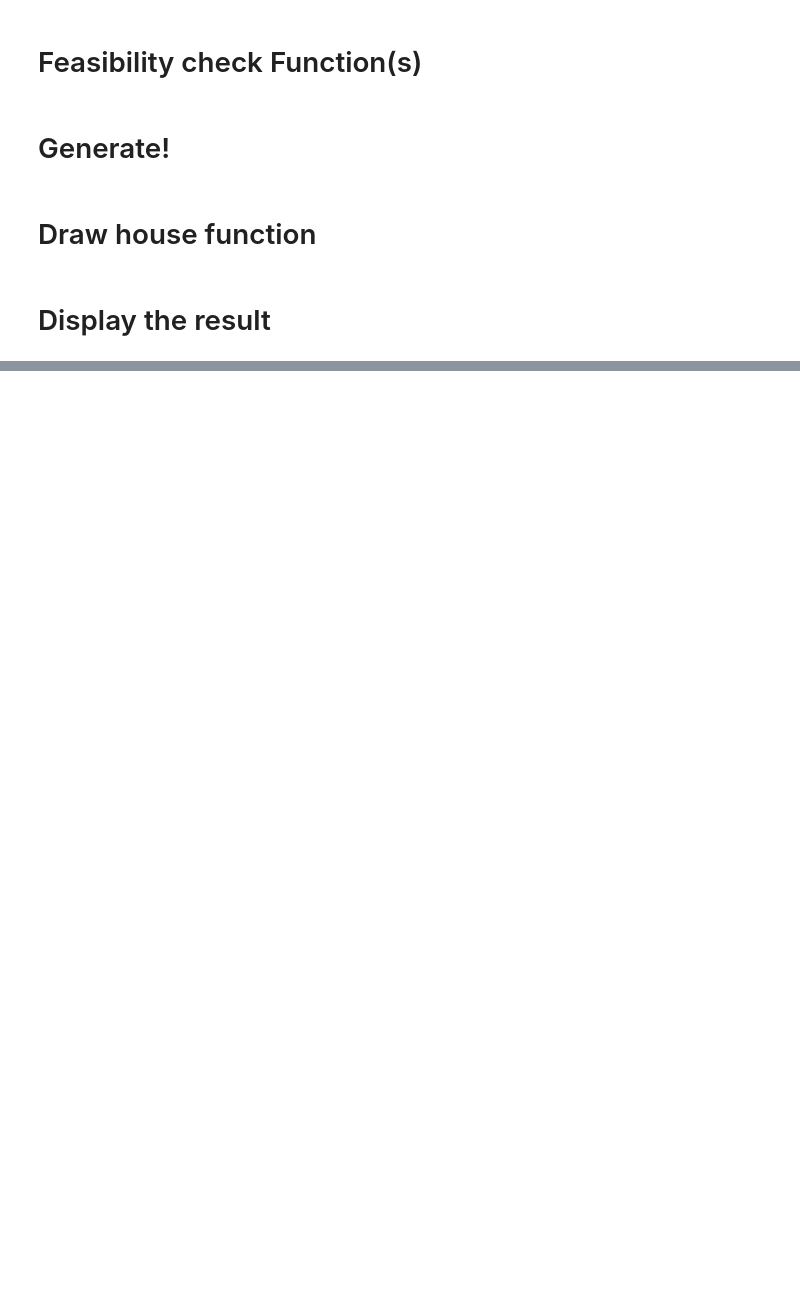
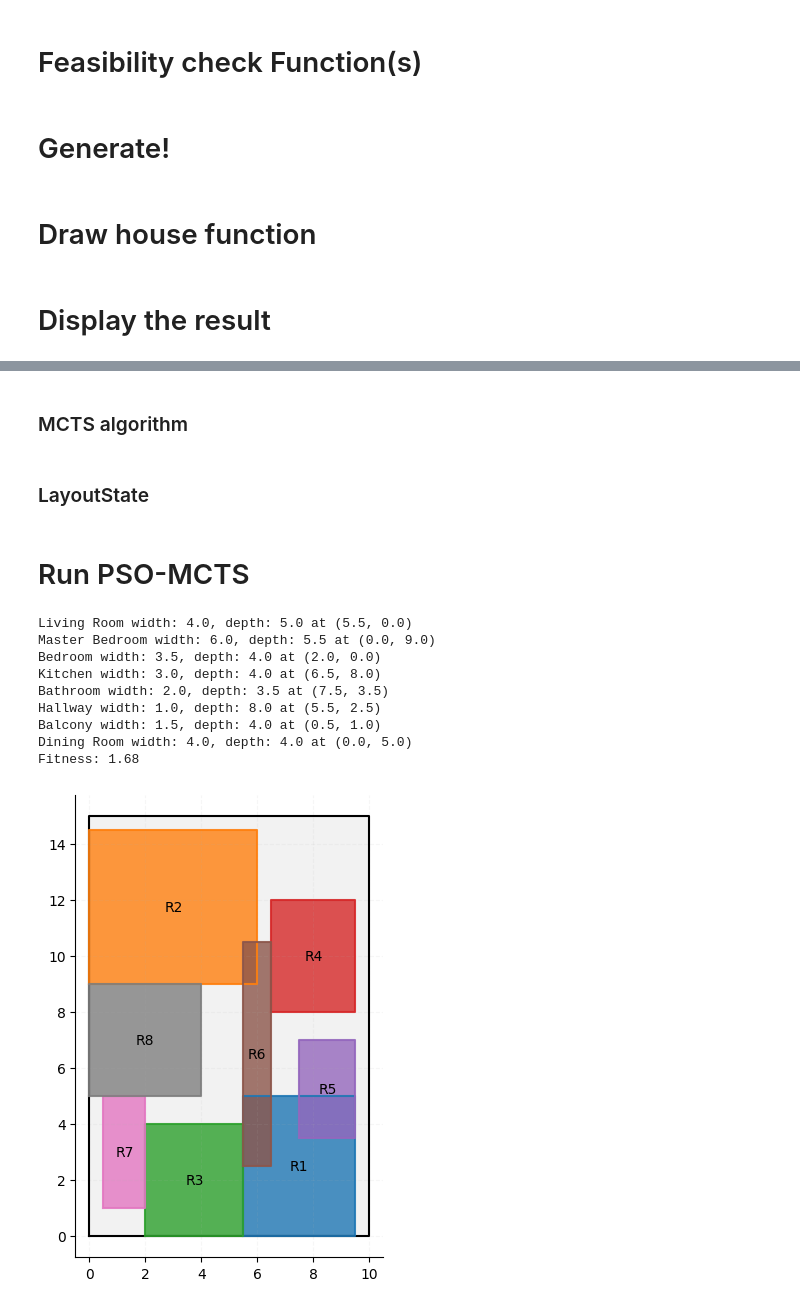
Before and after one commit to ZuxingGit/EvolutionaryOptimisation, a Jupyter notebook: code/generation.ipynb, the cells around one changed output, grey strips where cells are left out. Saved outputs shown, nothing was run; the diff lists cells and outputs as text; code cells hidden in the pictures; blank space fills up the shorter version.

```diff
--- a/code/generation.ipynb
+++ b/code/generation.ipynb
@@ -194,0 +214,20 @@ draw_house_cluster(house_example, house_land)
+# %%
+def fitness_function(house):
+    # Evaluate both continuous (room sizes) and discrete (room positions) variables
+    rooms = house.rooms
+    cluster_area = house.cluster.area
+    boundary_area = house.boundary.area
+
+    # 1. normalized overlap rate -
+    all_rooms_area = sum(room.width * room.depth for room in rooms)
+    overlap_rate = (all_rooms_area - cluster_area) / all_rooms_area
+    # print(overlap_rate)
+
+    # 2. space usage rate +
+    # print("Boundray area: ", boundary_area)
+    space_usage_rate = cluster_area / boundary_area
+    # print(space_usage_rate)
+
+    return (1 - overlap_rate) + space_usage_rate
+
+print(fitness_function(house_example))
@@ -194,0 +335,2 @@ draw_house_cluster(house_example, house_land)
+# %% [markdown]
+### MCTS algorithm
@@ -194,0 +441,2 @@ draw_house_cluster(house_example, house_land)
+# %% [markdown]
+### LayoutState
@@ -194,0 +515,38 @@ draw_house_cluster(house_example, house_land)
+# %% [markdown]
+# Run PSO-MCTS
+# %%
+# Modified generate_house function using PSO-MCTS
+def generate_house_pso_mcts(boundary, rooms_range, pso_iter=200, mcts_iter=200):
+    # Optimize room sizes with PSO
+    pso = PSO(rooms_range, num_particles=200, max_iter=pso_iter)
+    best_house = pso.optimize(boundary)
+    # print rooms (name, width, depth, x, y
+    for room in best_house.rooms:
+        print(room)
+
+
+    # final check
+    if len(best_house.rooms) < len(rooms_range):
+        print("Failed to place all rooms")
+
+    return best_house
+
+# Run the PSO-MCTS algorithm
+house_example = generate_house_pso_mcts(boundary, rooms_range)
+
+if house_example.cluster.is_valid:
+    print(f"Fitness: {fitness_function(house_example):.2f}")
+else:
+    print("Generated invalid layout")
+draw_house_cluster(house_example)
+# %% [output]
+Living Room width: 4.0, depth: 5.0 at (5.5, 0.0)
+Master Bedroom width: 6.0, depth: 5.5 at (0.0, 9.0)
+Bedroom width: 3.5, depth: 4.0 at (2.0, 0.0)
+Kitchen width: 3.0, depth: 4.0 at (6.5, 8.0)
+Bathroom width: 2.0, depth: 3.5 at (7.5, 3.5)
+Hallway width: 1.0, depth: 8.0 at (5.5, 2.5)
+Balcony width: 1.5, depth: 4.0 at (0.5, 1.0)
+Dining Room width: 4.0, depth: 4.0 at (0.0, 5.0)
+Fitness: 1.68
+[figure, added]
```
Also changed, not shown: parts of 18 cells of this notebook.
